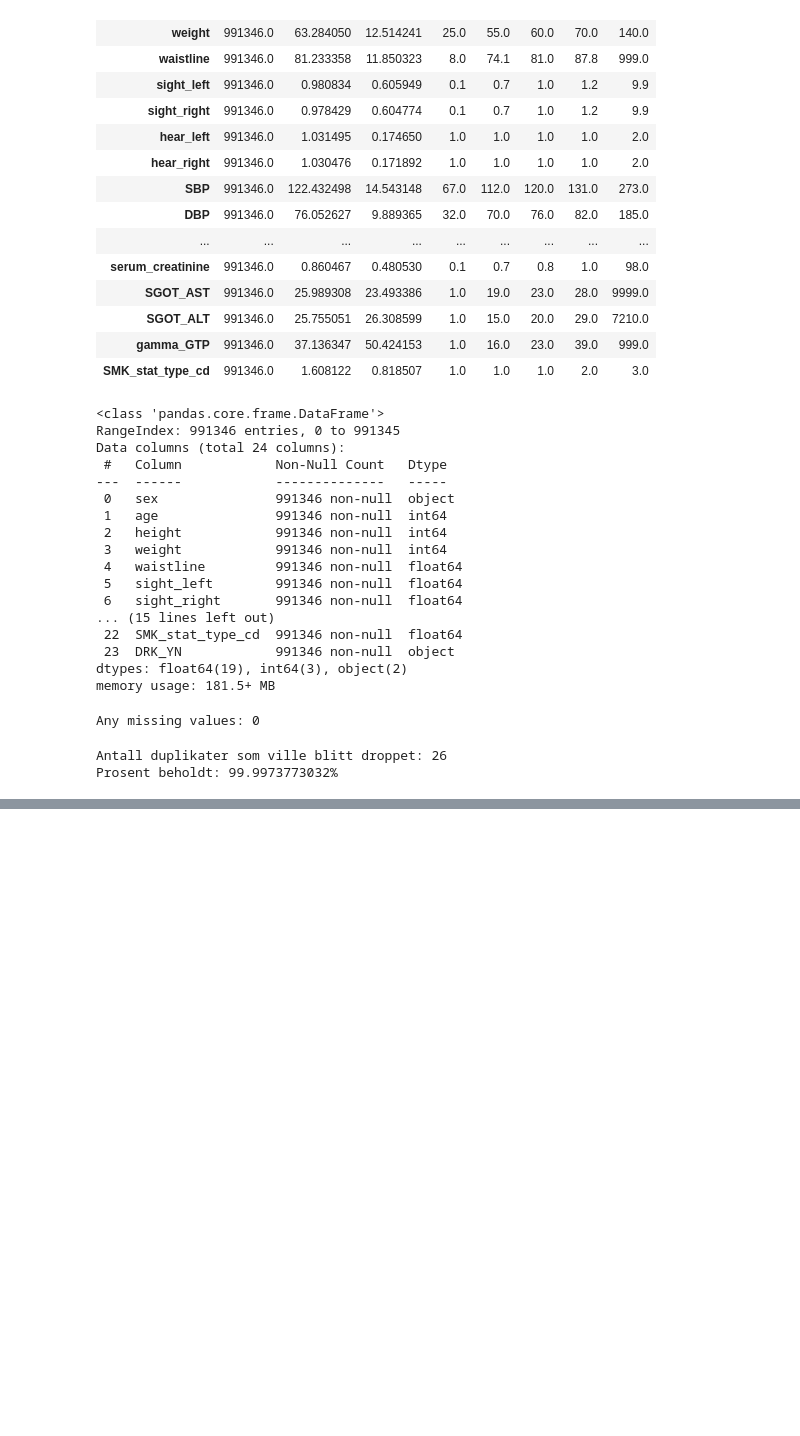
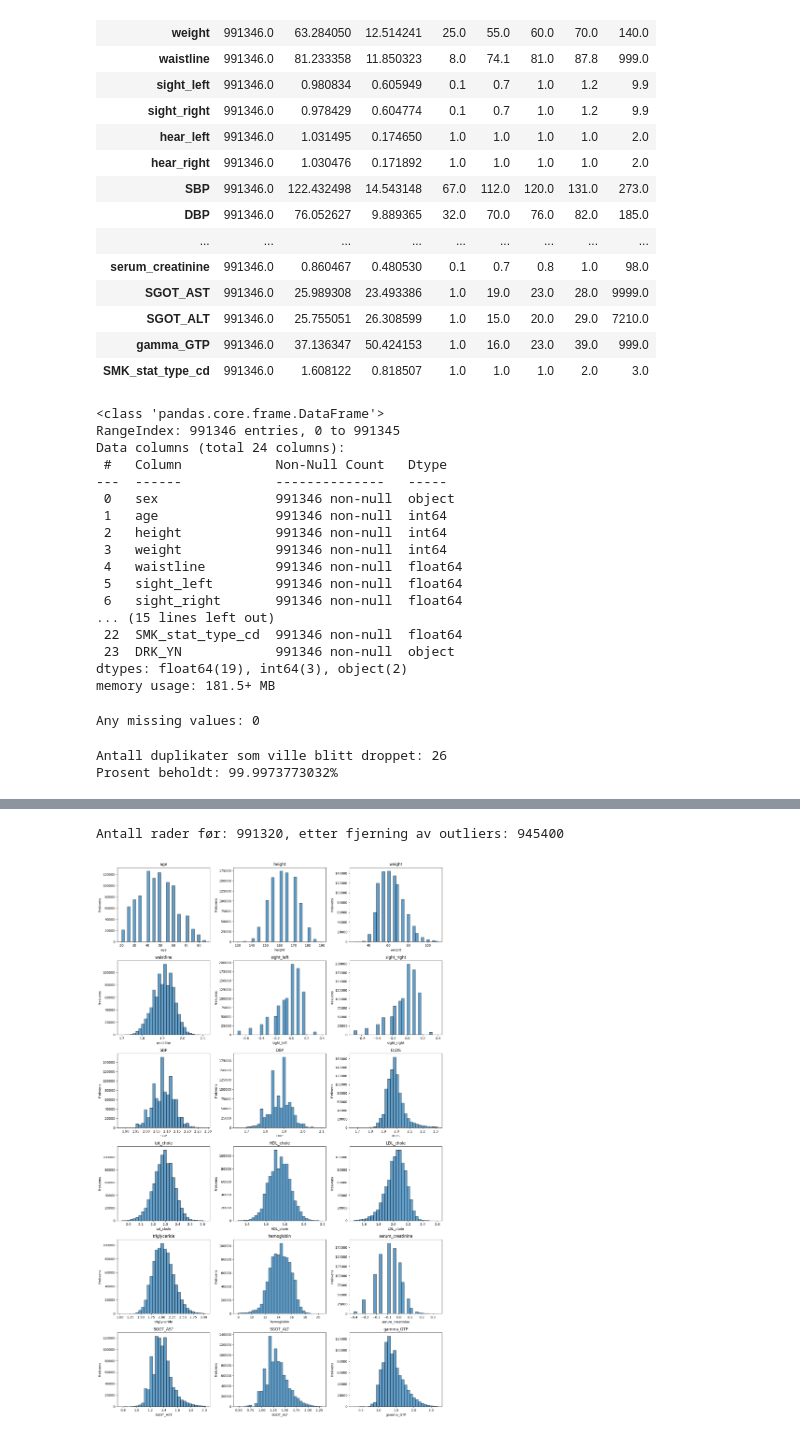
Before and after one commit to Oddvar112/IT3212-Datadrevet-Programvare, a Jupyter notebook: Oppgave_1_ny_siste/oppgav1.ipynb, the cells around one changed output, grey strips where cells are left out. Cells and saved outputs as stored; diff of their text form; code cells hidden in the pictures; blank space fills up the shorter version.

```diff
--- a/Oppgave_1_ny_siste/oppgav1.ipynb
+++ b/Oppgave_1_ny_siste/oppgav1.ipynb
@@ -237,0 +317,56 @@ Antall rader før: 991320, etter fjerning av outliers: 904029
+# %%
+import pandas as pd
+import numpy as np
+import matplotlib.pyplot as plt
+from scipy.stats import zscore
+
+# Bruk df_log (med log-transformerte kolonner)
+df = df_log.copy()
+
+# Kolonnene vi faktisk vil sjekke
+columns_to_check = [
+    "age",
+    "height",
+    "weight",
+    "waistline",
+    "sight_left",
+    "sight_right",
+    "SBP",
+    "DBP",
+    "BLDS",
+    "tot_chole",
+    "HDL_chole",
+    "LDL_chole",
+    "triglyceride",
+    "hemoglobin",
+    "serum_creatinine",
+    "SGOT_AST",
+    "SGOT_ALT",
+    "gamma_GTP",
+]
+
+z_scores = df[columns_to_check].apply(zscore)
+mask = (np.abs(z_scores) <= 3).all(axis=1)
+df_clean = df[mask].copy()
+print(f"Antall rader før: {len(df)}, etter fjerning av outliers: {len(df_clean)}")
+n_cols = 3
+n_rows = int(np.ceil(len(columns_to_check) / n_cols))
+
+fig, axes = plt.subplots(n_rows, n_cols, figsize=(15, 4 * n_rows))
+axes = axes.flatten()
+
+for i, col in enumerate(columns_to_check):
+    axes[i].hist(df_clean[col].dropna(), bins=30, edgecolor="black", alpha=0.7)
+    axes[i].set_title(f"{col}")
+    axes[i].set_xlabel(col)
+    axes[i].set_ylabel("Frekvens")
+
+# Fjern overflødige subplots
+for j in range(i+1, len(axes)):
+    fig.delaxes(axes[j])
+
+plt.tight_layout()
+plt.show()
+# %% [output]
+Antall rader før: 991320, etter fjerning av outliers: 945400
+[figure, added]
```
Also changed, not shown: parts of 14 cells of this notebook.
